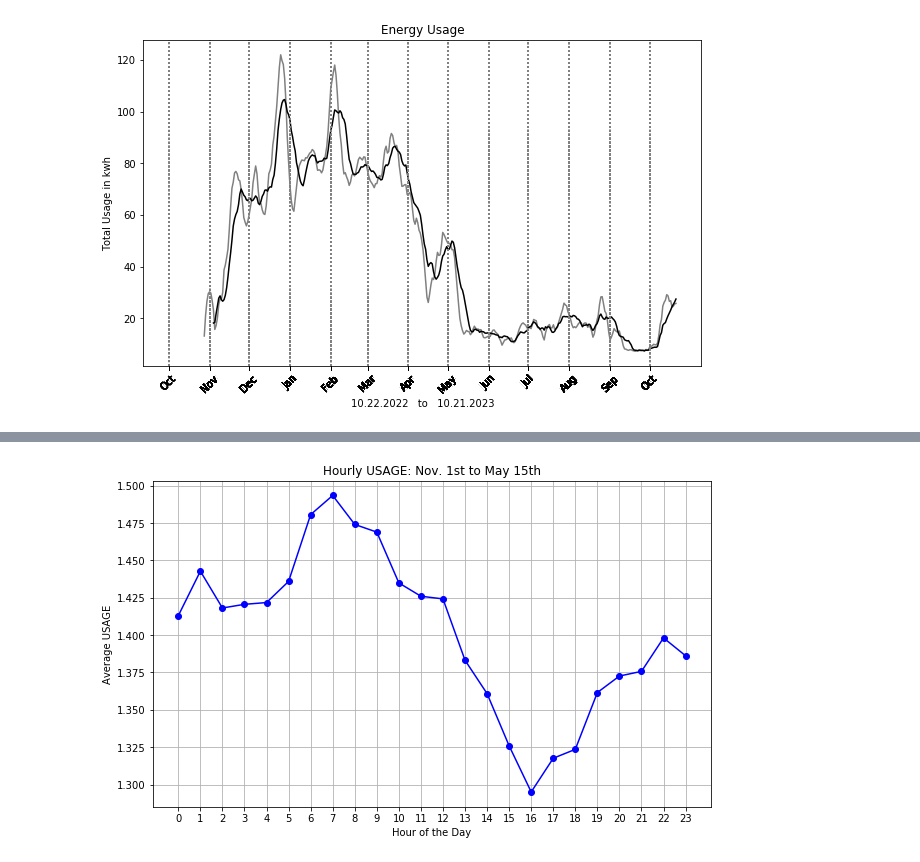
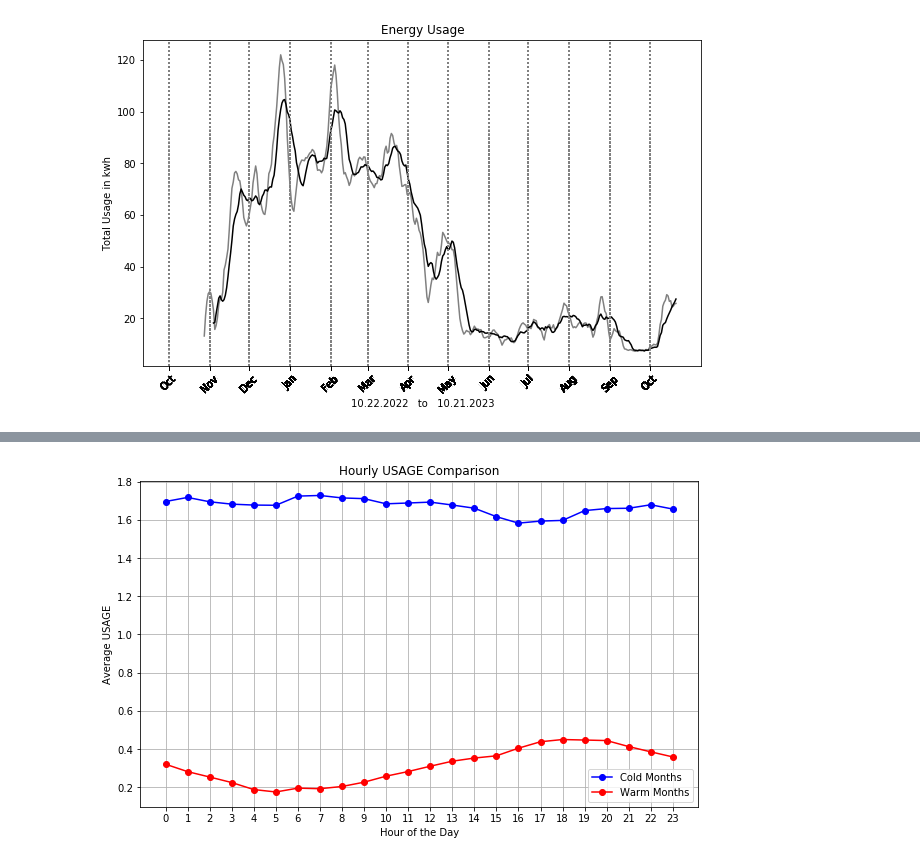
Before and after one commit to MichaelSalata/Energy_Use_Info, a Jupyter notebook: green_button_data_analysis.ipynb, the cells around one changed output, grey strips where cells are left out. Drawn from its saved outputs; the diff is of its cells as text; code cells hidden in the pictures.

Commit message:
combined cold & warm day graphs, analyzed/compared the graph

```diff
--- a/green_button_data_analysis.ipynb
+++ b/green_button_data_analysis.ipynb
@@ -143,21 +145,34 @@ energy_df.head()
+# %%
+# Separating the data to help with later visualizations
+# Filter data for the High USAGE months (from Nov.15th - Mar.30th)
+cold_days = energy_df[((energy_df['DATE'].dt.month == 11) & (energy_df['DATE'].dt.day >= 15)) |
+                      (energy_df['DATE'].dt.month == 12) |
+                      (energy_df['DATE'].dt.month < 4) ]
+
+# Filter data for the Low USAGE months (from May.15th - Oct.1st)
+warm_days = energy_df[((energy_df['DATE'].dt.month == 5) & (energy_df['DATE'].dt.day >= 15)) |
+                       ((energy_df['DATE'].dt.month > 5) & (energy_df['DATE'].dt.month < 10)) ]
 # %%
-# Plot for the cold days
-# Filter data for the first date range (from Nov. 1st to May 15th)
-cold_days = energy_df[(energy_df['DATE'].dt.month >= 11) | (energy_df['DATE'].dt.month < 5) |
-                      ((energy_df['DATE'].dt.month == 5) & (energy_df['DATE'].dt.day <= 15))]
-
 # Group by hour and calculate the mean of 'USAGE'
 cold_hour_avgs = cold_days.groupby('HOUR')['USAGE'].mean()
+# Group by hour and calculate the mean of 'USAGE'
+warm_hour_avgs = warm_days.groupby('HOUR')['USAGE'].mean()
 
-# Create a line plot to show the average USAGE for each hour of the day
 plt.figure(figsize=(10, 6))
-cold_hour_avgs.plot(kind='line', marker='o', color='b')
 
-plt.title('Hourly USAGE: May 15th to Oct. 1st')
+# Plot cold_hour_avgs
+cold_hour_avgs.plot(kind='line', marker='o', color='b', label='Cold Months')
+
+# Plot hot_hour_avgs on the same plot
+warm_hour_avgs.plot(kind='line', marker='o', color='r', label='Warm Months')
+
+plt.title('Hourly USAGE Comparison')
 plt.xlabel('Hour of the Day')
 plt.ylabel('Average USAGE')
 plt.xticks(range(24))  # Set x-ticks to represent each hour (0-23)
 plt.grid(True)
+plt.legend()  # Show legend to distinguish between 'Cold Hours' and 'Hot Hours'
+
 plt.show()
 # %% [output]
-[figure, old version]
+[figure, new version]
```
Also changed, not shown: parts of 5 cells of this notebook.
